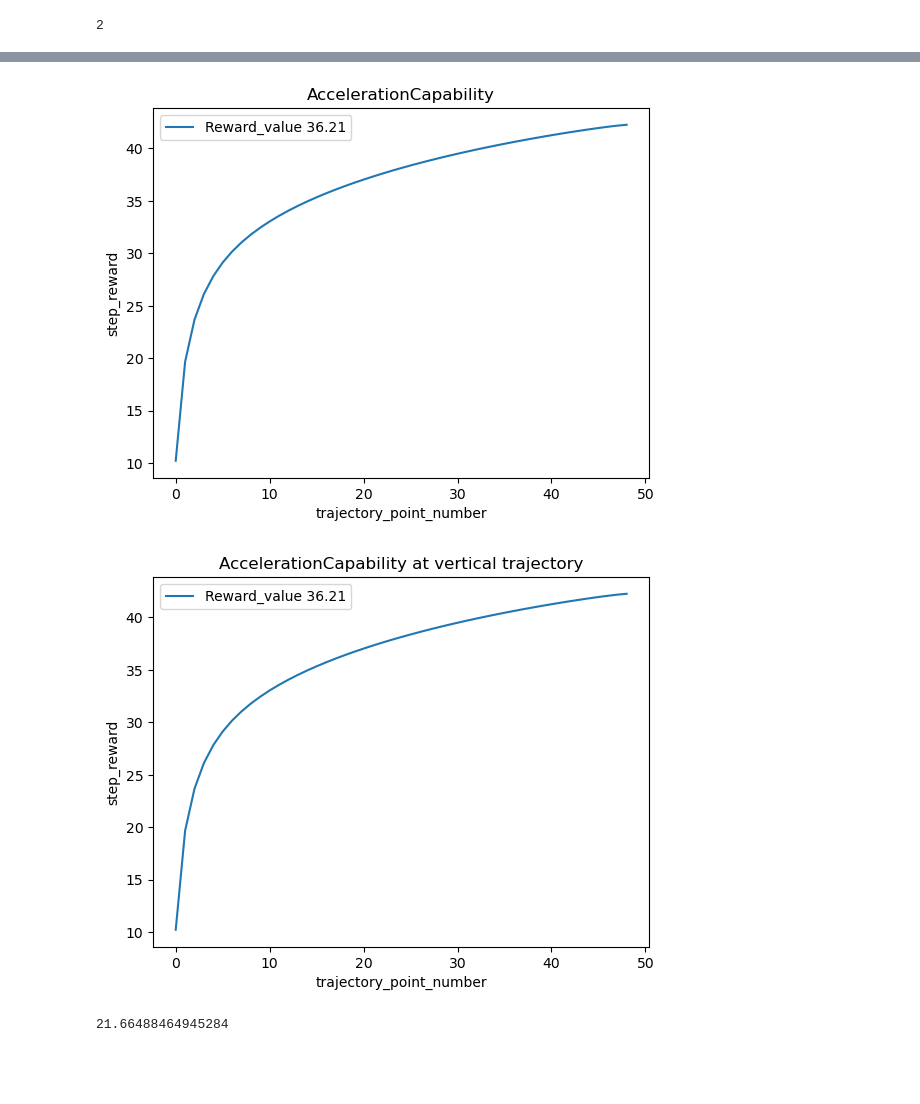
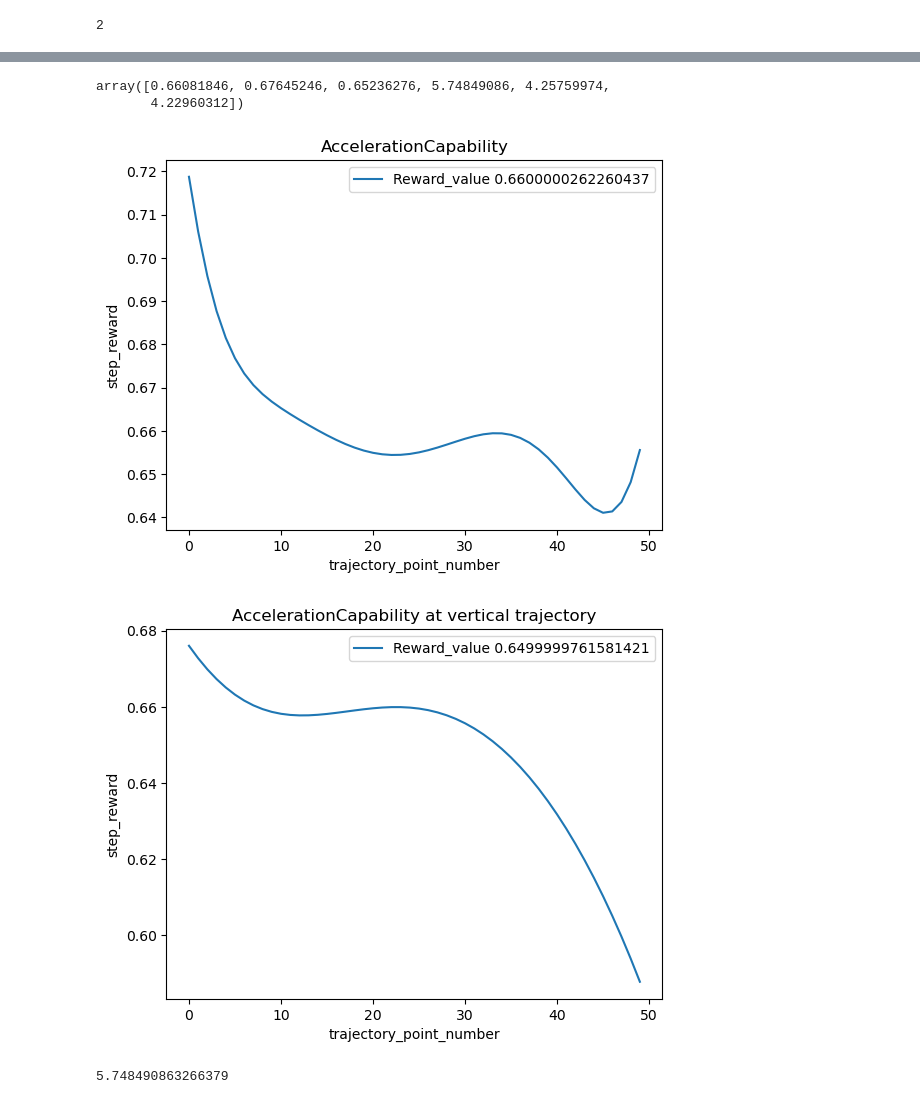
Before and after one commit to LicAiBeerLab/auto-robotics-design, a Jupyter notebook: testing_ground/pre_start/single_topology_normilized.ipynb, the cells around one changed output, grey strips where cells are left out. Saved outputs shown, nothing was run; the diff lists cells and outputs as text; code cells hidden in the pictures; blank space fills up the shorter version.

Commit message:
fix weights in total reward

```diff
--- a/testing_ground/pre_start/single_topology_normilized.ipynb
+++ b/testing_ground/pre_start/single_topology_normilized.ipynb
@@ -332,9 +330,12 @@ draw_joint_point(problem.graph)
+# %%
+best_reward_decomposition
+# %% [output]
+array([0.66081846, 0.67645246, 0.65236276, 5.74849086, 4.25759974,
+       4.22960312])
 # %%
 fixed_robot, free_robot = jps_graph2pinocchio_robot(problem.graph, builder=builder)
 
-reward_decomposition = best_reward_decomposition[0]
-trajectory_id = int(reward_decomposition[0])
-trajectory = reward_manager.trajectories[trajectory_id]
+trajectory = reward_manager.trajectories[0]
 
 point_criteria_vector, trajectory_criteria, res_dict_fixed = crag.get_criteria_data(fixed_robot, free_robot, trajectory)
 
@@ -346,40 +347,36 @@ plt.ylabel('step_reward')
 plt.title('AccelerationCapability')
 plt.legend([f'Reward_value {round(reward,2)}'])
 plt.show()
 
-reward_decomposition = best_reward_decomposition[0]
-trajectory_id = int(reward_decomposition[0])
-trajectory = reward_manager.trajectories[1]
+trajectory = reward_manager.trajectories[3]
 
 point_criteria_vector, trajectory_criteria, res_dict_fixed = crag.get_criteria_data(fixed_robot, free_robot, central_vertical)
 
 reward, reward_list = acceleration_capability.calculate(point_criteria_vector, trajectory_criteria, res_dict_fixed, Actuator = actuator)
 reward_vector = np.array(reward_list)
 plt.plot(reward_vector)
 plt.xlabel('trajectory_point_number')
 plt.ylabel('step_reward')
 plt.title('AccelerationCapability at vertical trajectory')
 plt.legend([f'Reward_value {round(reward,2)}'])
 plt.show()
 
+fixed_robot, free_robot = jps_graph2pinocchio_robot(problem.graph, builder=builder)
 
-fixed_robot, free_robot = jps_graph2pinocchio_robot(problem.graph, builder=builder)
-reward_decomposition = best_reward_decomposition[0]
-trajectory_id = int(reward_decomposition[0])
-trajectory = reward_manager.trajectories[trajectory_id]
+trajectory = reward_manager.trajectories[3]
 
 point_criteria_vector, trajectory_criteria, res_dict_fixed = crag.get_criteria_data(fixed_robot, free_robot, central_vertical)
 
 reward, reward_list = heavy_lifting.calculate(point_criteria_vector, trajectory_criteria, res_dict_fixed, Actuator = actuator)
 print(reward)
 reward_vector = np.array(reward_list)
 plt.plot(reward_vector)
 plt.xlabel('trajectory_point_number')
 plt.ylabel('step_reward')
 plt.title('HeavyLifting')
 plt.legend([f'Reward_value {round(reward,2)}'])
 plt.show()
 # %% [output]
-[figure, old version]
+[figure, new version]
-[figure, old version]
+[figure, new version]
-21.66488464945284
+5.748490863266379
```
Also changed, not shown: parts of 11 cells of this notebook, 2 other files.
